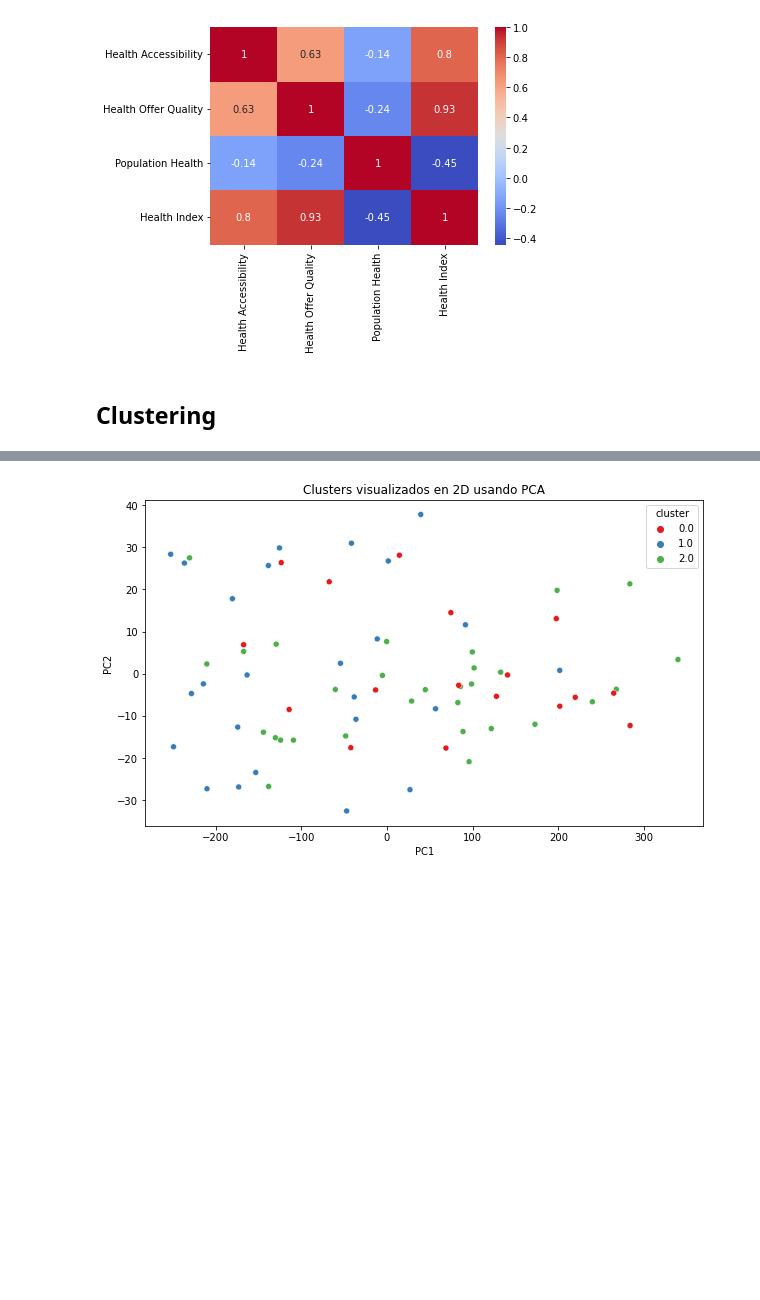
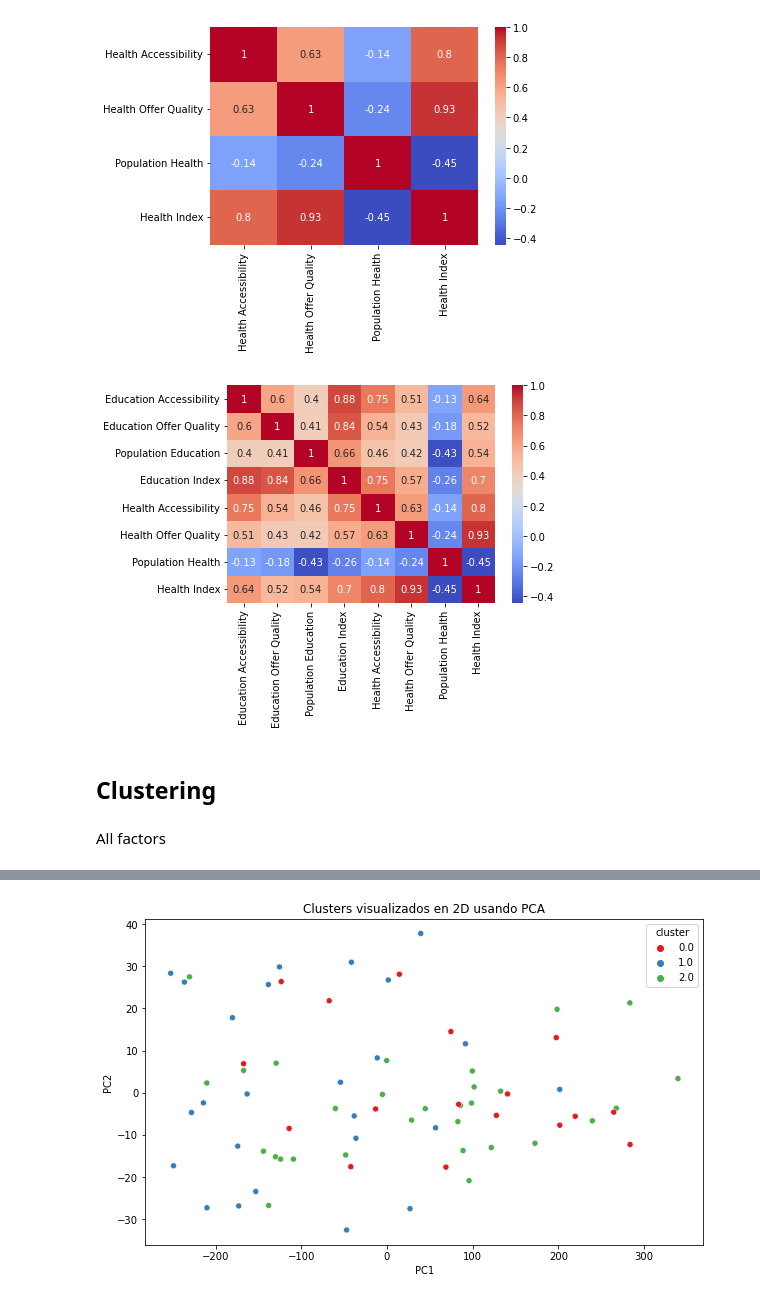
Before and after one commit to mariatormo/TFG-Code, a Jupyter notebook: 2.4 Results/Correlation.ipynb, the cells around one changed output, grey strips where cells are left out. Saved outputs shown, nothing was run; the diff lists cells and outputs as text; code cells hidden in the pictures; blank space fills up the shorter version.

Commit message:
Correlations & Final Comments

```diff
--- a/2.4 Results/Correlation.ipynb
+++ b/2.4 Results/Correlation.ipynb
@@ -217,8 +235,24 @@ sns.heatmap(health_corr_matrix, annot=True, cmap='coolwarm')
 plt.show()
 # %% [output]
 [figure]
+# %%
+# Compute correlation matrix
+factors_df = pd.merge(health_idx_df,educ_idx_df)
+factors_corr_matrix = factors_df[['Education Accessibility', 'Education Offer Quality', 'Population Education', 'Education Index', 'Health Accessibility', 'Health Offer Quality', 'Population Health', 'Health Index']].corr()
+#print(factors_corr_matrix)
+
+# Visualize with heatmap
+import seaborn as sns
+import matplotlib.pyplot as plt
+
+sns.heatmap(factors_corr_matrix, annot=True, cmap='coolwarm')
+plt.show()
+# %% [output]
+[figure, added]
 # %% [markdown]
 ## Clustering
+# %% [markdown]
+All factors
 # %%
 # Merge Dataframes
 merged_df = pd.merge(health_idx_df,educ_idx_df)
```
Also changed, not shown: parts of 35 cells of this notebook, 30 other files.
